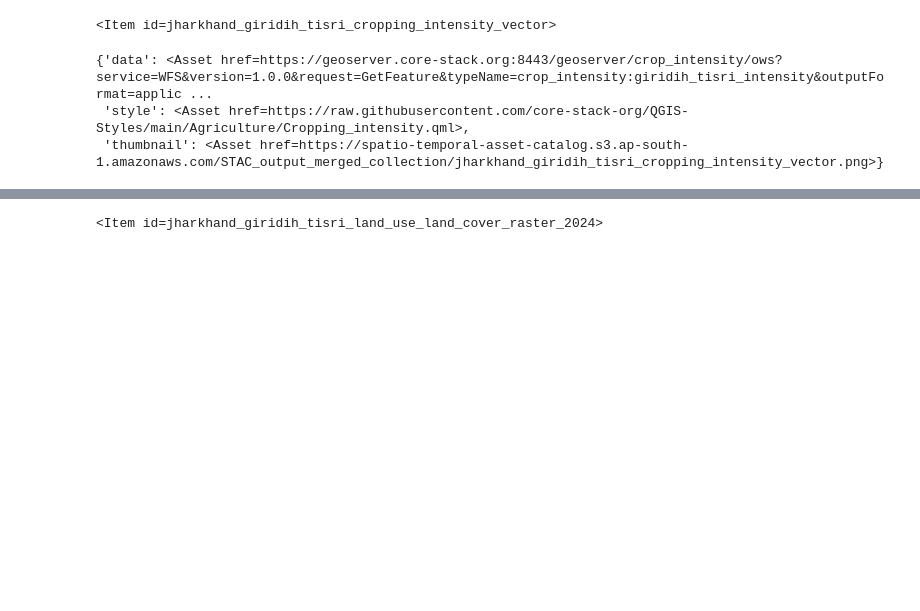
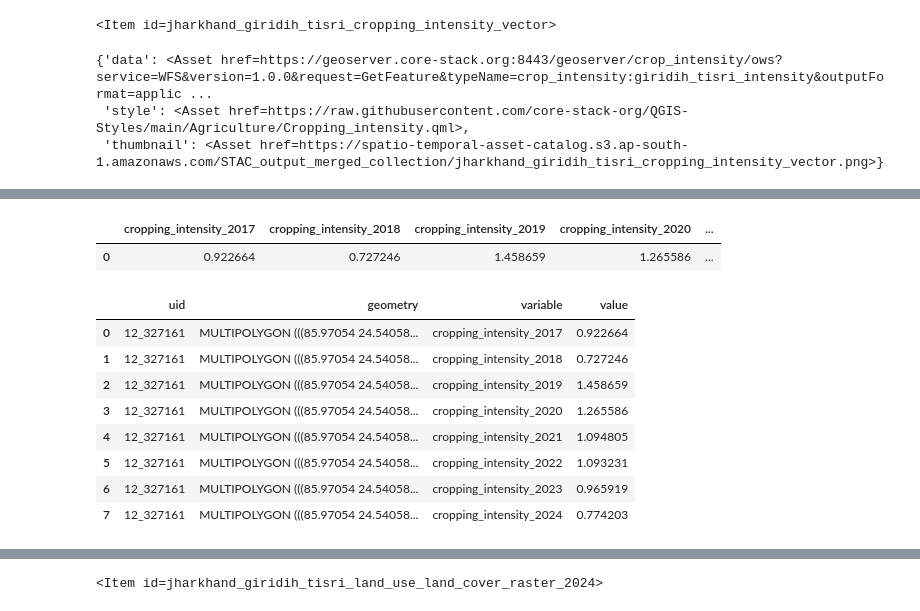
Before and after one commit to Nirzaree/STAC-spec, a Jupyter notebook: notebooks/STAC_search_API.ipynb, the cells around one changed output, grey strips where cells are left out. Cells and saved outputs as stored; diff of their text form; code cells hidden in the pictures; blank space fills up the shorter version.

```diff
--- a/notebooks/STAC_search_API.ipynb
+++ b/notebooks/STAC_search_API.ipynb
@@ -78,0 +71,2 @@ vector_item.assets
+# %%
+vector_data_df = gpd.GeoDataFrame.from_file(vector_item.assets['data'].href)
@@ -78,0 +111,3 @@ vector_item.assets
+# %%
+filter_columns = vector_data_df.columns[vector_data_df.columns.str.contains('intensity|uid|geometry')]
+filter_columns
@@ -78,0 +123,2 @@ vector_item.assets
+# %%
+vector_data_filtered_df = vector_data_df[filter_columns]
@@ -78,0 +145,19 @@ vector_item.assets
+# %%
+vector_data_mws_df = vector_data_filtered_df[vector_data_filtered_df['uid'] == vector_data_filtered_df['uid'].iloc[0]]
+vector_data_mws_df
+# %% [output]
+|  | cropping_intensity_2017 | cropping_intensity_2018 | cropping_intensity_2019 | cropping_intensity_2020 | ... |
+| 0 | 0.922664 | 0.727246 | 1.458659 | 1.265586 | ... |
+# %%
+vector_data_mws_df = vector_data_mws_df.melt(id_vars=['uid','geometry'])
+vector_data_mws_df
+# %% [output]
+|  | uid | geometry | variable | value |
+| 0 | 12_327161 | MULTIPOLYGON (((85.97054 24.54058... | cropping_intensity_2017 | 0.922664 |
+| 1 | 12_327161 | MULTIPOLYGON (((85.97054 24.54058... | cropping_intensity_2018 | 0.727246 |
+| 2 | 12_327161 | MULTIPOLYGON (((85.97054 24.54058... | cropping_intensity_2019 | 1.458659 |
+| 3 | 12_327161 | MULTIPOLYGON (((85.97054 24.54058... | cropping_intensity_2020 | 1.265586 |
+| 4 | 12_327161 | MULTIPOLYGON (((85.97054 24.54058... | cropping_intensity_2021 | 1.094805 |
+| 5 | 12_327161 | MULTIPOLYGON (((85.97054 24.54058... | cropping_intensity_2022 | 1.093231 |
+| 6 | 12_327161 | MULTIPOLYGON (((85.97054 24.54058... | cropping_intensity_2023 | 0.965919 |
+| 7 | 12_327161 | MULTIPOLYGON (((85.97054 24.54058... | cropping_intensity_2024 | 0.774203 |
```
Also changed, not shown: parts of 22 cells of this notebook.
